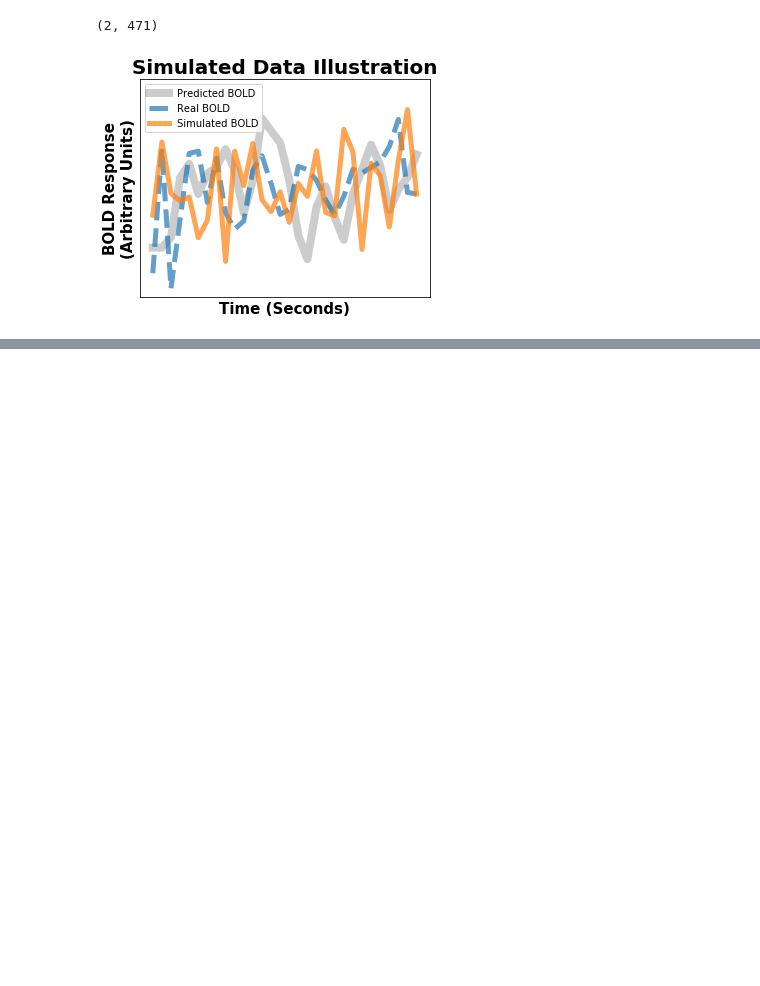
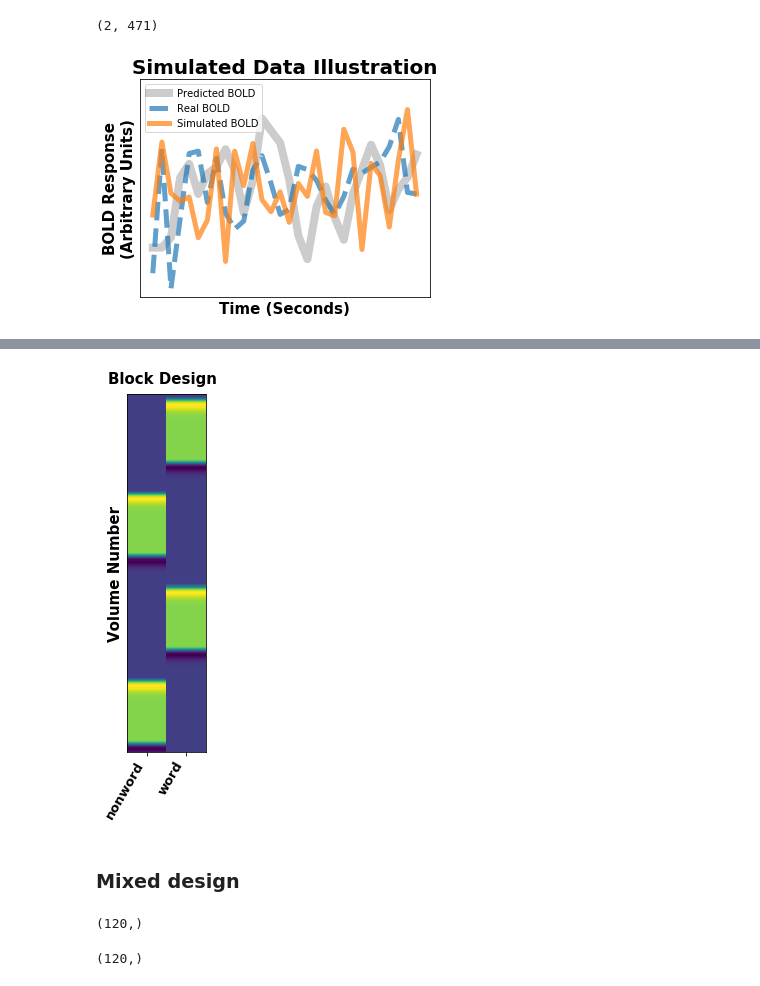
Before and after one commit to jdkent/BetaSeriesRealDataAnalysis, a Jupyter notebook: introductionFigures/introduction_figures.ipynb, the cells around one changed output, grey strips where cells are left out. Cells and saved outputs as stored; diff of their text form; code cells hidden in the pictures; blank space fills up the shorter version.

```diff
--- a/introductionFigures/introduction_figures.ipynb
+++ b/introductionFigures/introduction_figures.ipynb
@@ -466,0 +546,11 @@ save_eps(fig, "./outputs/methods-simulation_example_separate")
+# %%
+rest_time = 30
+num_blocks = 4
+block_size = event_size // 2
+block_iei = 2
+
+block_onsets = np.array([])
+
+for block_idx in range(num_blocks):
+    block_onsets = np.append(block_onsets, np.arange(0, block_size*block_iei, block_iei) + block_idx*(rest_time*3))
+block_onsets
@@ -466,0 +569,8 @@ save_eps(fig, "./outputs/methods-simulation_example_separate")
+# %%
+word_trial_type = np.repeat(["word"], block_size)
+word_trial_type
+nonword_trial_type = np.repeat(["nonword"], block_size)
+
+block_trial_type = np.hstack((word_trial_type, nonword_trial_type, word_trial_type, nonword_trial_type))
+block_event_df = pd.DataFrame({"trial_type": block_trial_type, "onset": block_onsets, "duration": [1] * len(block_onsets)})
+block_event_df.head()
@@ -466,0 +584,38 @@ save_eps(fig, "./outputs/methods-simulation_example_separate")
+# %%
+block_frame_times = np.arange(int(block_onsets.max()) + 16)
+block_design_matrix = dm.make_first_level_design_matrix(block_frame_times, events=block_event_df, high_pass=0.0).loc[:,'nonword':'word']
+fig, ax = plt.subplots(figsize=(2, 6))
+
+plot_design_matrix(block_design_matrix, rescale=False, ax=ax)
+ax.set_xticklabels(ax.get_xticklabels(), weight="heavy", size=13)
+ax.set_yticks([])
+ax.set_ylabel("Volume Number", fontdict={"weight": "heavy"}, size=15);
+fig.suptitle("Block Design", fontsize=15, fontweight='heavy', x=0.60, y=1.02);
+save_eps(fig, "./outputs/block_design")
+# %% [output]
+[figure, added]
+# %% [markdown]
+### Mixed design
+# %%
+num_mixed_blocks = 4
+mixed_block_size = event_size // 2
+
+mixed_block_onsets = np.array([])
+
+for block_idx in range(num_mixed_blocks):
+    mixed_ieis = rand.exponential(scale=2, size=mixed_block_size)
+    mixed_onsets = np.cumsum(mixed_ieis) + block_idx*(rest_time*3)
+
+    mixed_block_onsets = np.append(mixed_block_onsets, mixed_onsets)
+mixed_block_onsets.shape
+# %% [output]
+(120,)
+# %%
+word_mixed_trial_type = np.repeat(["word"], mixed_block_size)
+nonword_mixed_trial_type = np.repeat(["nonword"], mixed_block_size)
+mixed_block_trial_type1 = rand.choice(["word", "nonword"], size=mixed_block_size)
+mixed_block_trial_type2 = rand.choice(["word", "nonword"], size=mixed_block_size)
+mixed_trial_type = np.hstack((word_mixed_trial_type, nonword_mixed_trial_type, mixed_block_trial_type1, mixed_block_trial_type2))
+mixed_trial_type.shape
+# %% [output]
+(120,)
```
Also changed, not shown: parts of 13 cells of this notebook, 13 other files.
